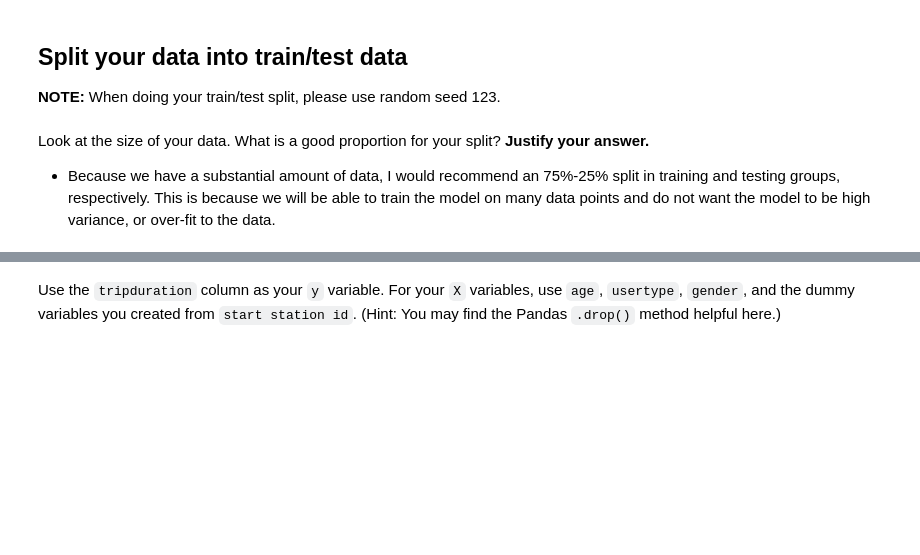
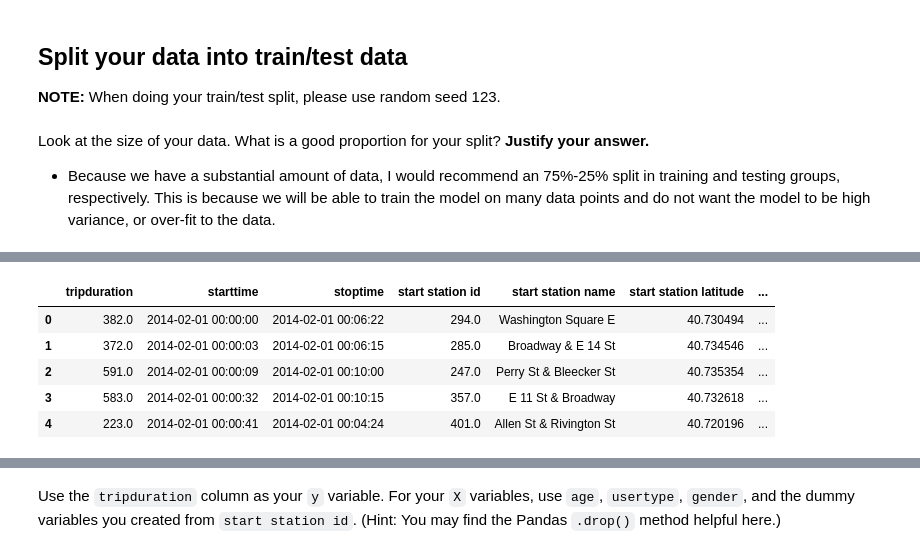
Before and after one commit to mduff12/mduff12, a Jupyter notebook: labs/3.02-lab-regression-and-model-validation-master/starter-code.ipynb, the cells around one changed output, grey strips where cells are left out. Saved outputs shown, nothing was run; the diff lists cells and outputs as text; code cells hidden in the pictures; blank space fills up the shorter version.

```diff
--- a/labs/3.02-lab-regression-and-model-validation-master/starter-code.ipynb
+++ b/labs/3.02-lab-regression-and-model-validation-master/starter-code.ipynb
@@ -307,0 +299,9 @@ citibike_feb.shape
+# %%
+citibike_feb.head()
+# %% [output]
+|  | tripduration | starttime | stoptime | start station id | start station name | start station latitude | ... |
+| 0 | 382.0 | 2014-02-01 00:00:00 | 2014-02-01 00:06:22 | 294.0 | Washington Square E | 40.730494 | ... |
+| 1 | 372.0 | 2014-02-01 00:00:03 | 2014-02-01 00:06:15 | 285.0 | Broadway & E 14 St | 40.734546 | ... |
+| 2 | 591.0 | 2014-02-01 00:00:09 | 2014-02-01 00:10:00 | 247.0 | Perry St & Bleecker St | 40.735354 | ... |
+| 3 | 583.0 | 2014-02-01 00:00:32 | 2014-02-01 00:10:15 | 357.0 | E 11 St & Broadway | 40.732618 | ... |
+| 4 | 223.0 | 2014-02-01 00:00:41 | 2014-02-01 00:04:24 | 401.0 | Allen St & Rivington St | 40.720196 | ... |
```
Also changed, not shown: parts of 22 cells of this notebook.
